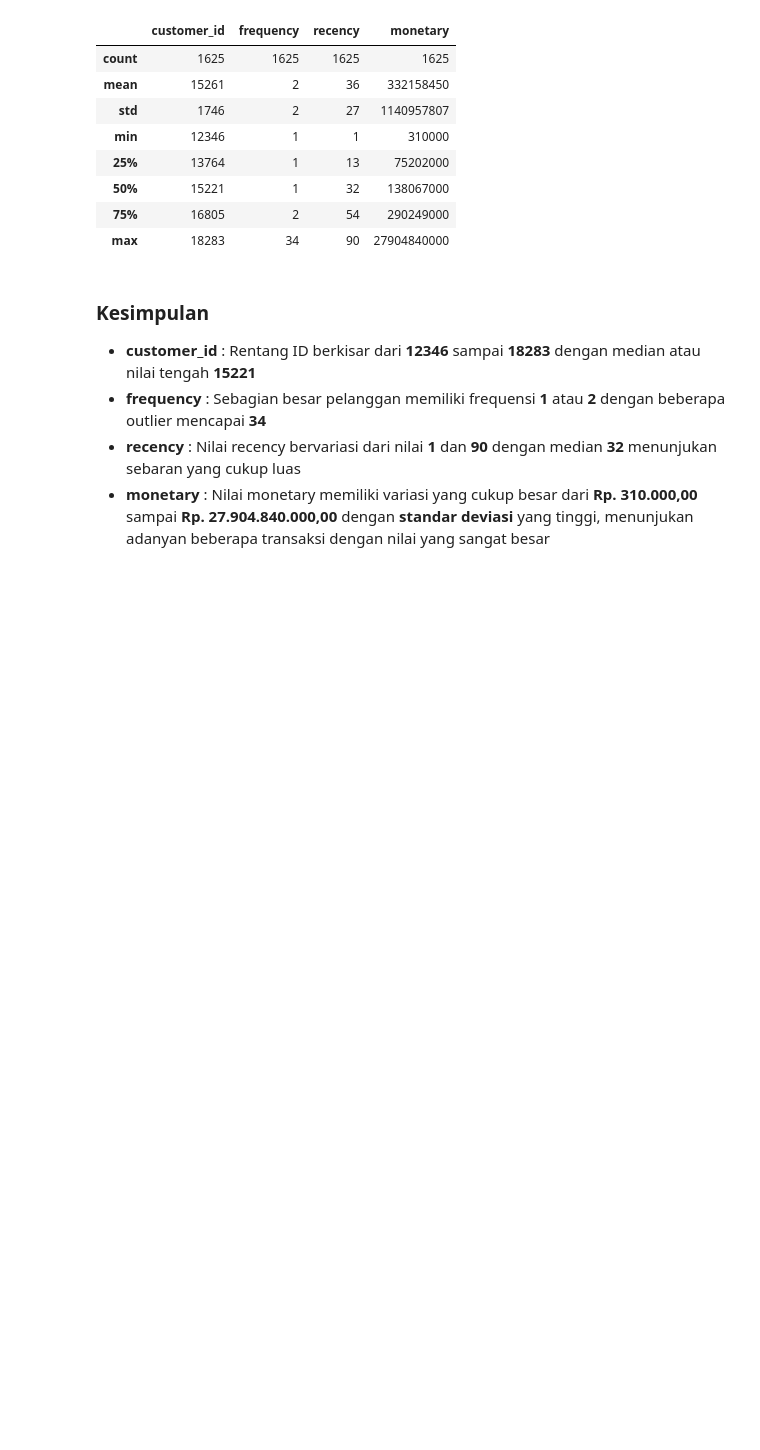
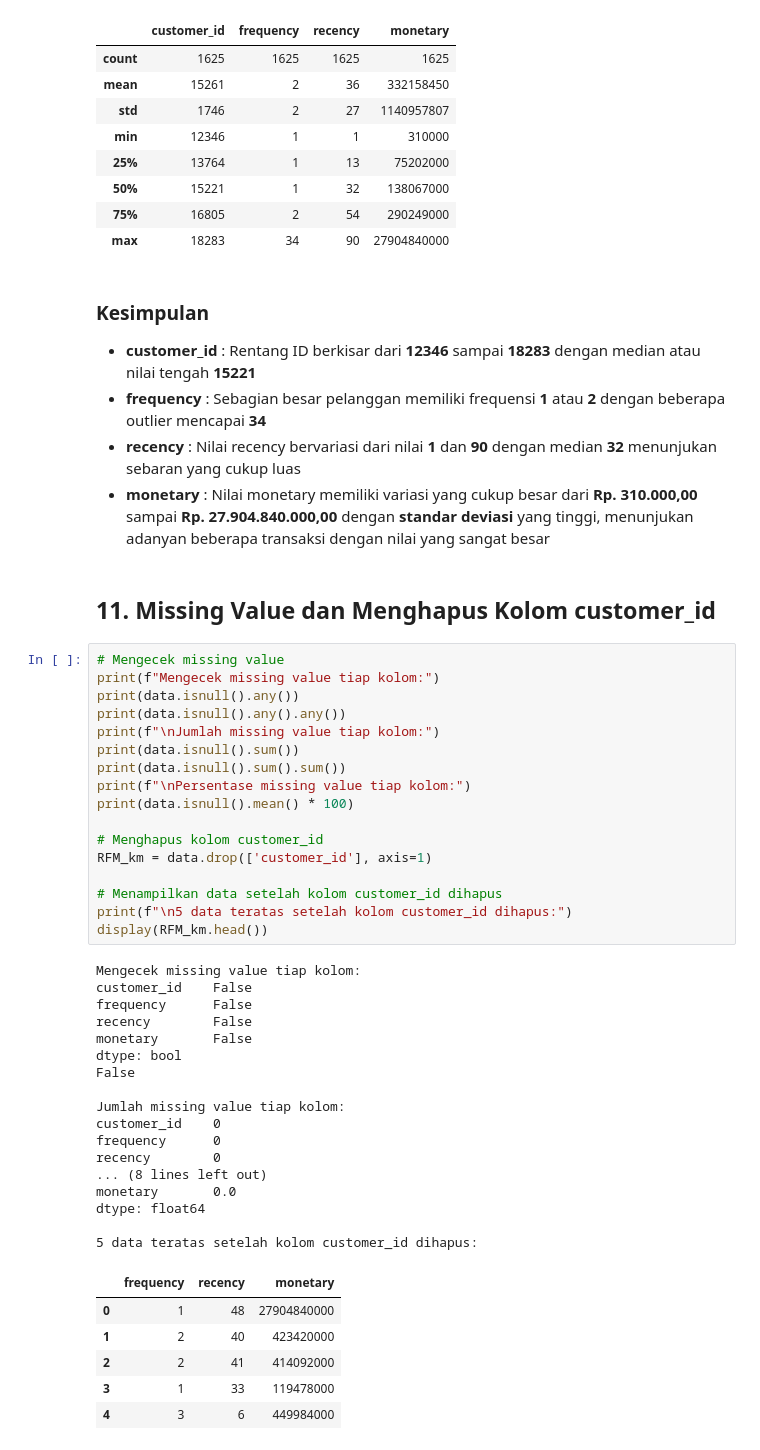
Before and after one commit to UsepSyaikalArifin/basic_machine_learning, a Jupyter notebook: machine_learning_algoritma_k_means_dengan_python.ipynb, the cells around one changed output. Cells and saved outputs as stored; diff of their text form; blank space fills up the shorter version.

Commit message:
Missing Value dan Menghapus Kolom customer_id

```diff
--- a/machine_learning_algoritma_k_means_dengan_python.ipynb
+++ b/machine_learning_algoritma_k_means_dengan_python.ipynb
@@ -259,3 +259,46 @@ Statistik dataframe:
   <li><strong>recency</strong> : Nilai recency bervariasi dari nilai <strong>1</strong> dan <strong>90</strong> dengan median <strong>32</strong> menunjukan sebaran yang cukup luas</li>
   <li><strong>monetary</strong> : Nilai monetary memiliki variasi yang cukup besar dari <strong>Rp. 310.000,00</strong> sampai <strong>Rp. 27.904.840.000,00</strong> dengan <strong>standar deviasi</strong> yang tinggi, menunjukan adanyan beberapa transaksi dengan nilai yang sangat besar</li>
 </ul>
+# %% [markdown]
+<h2>11. Missing Value dan Menghapus Kolom customer_id</h2>
+# %%
+# Mengecek missing value
+print(f"Mengecek missing value tiap kolom:")
+print(data.isnull().any())
+print(data.isnull().any().any())
+print(f"\nJumlah missing value tiap kolom:")
+print(data.isnull().sum())
+print(data.isnull().sum().sum())
+print(f"\nPersentase missing value tiap kolom:")
+print(data.isnull().mean() * 100)
+
+# Menghapus kolom customer_id
+RFM_km = data.drop(['customer_id'], axis=1)
+
+# Menampilkan data setelah kolom customer_id dihapus
+print(f"\n5 data teratas setelah kolom customer_id dihapus:")
+display(RFM_km.head())
+# %% [output]
+Mengecek missing value tiap kolom:
+customer_id    False
+frequency      False
+recency        False
+monetary       False
+dtype: bool
+False
+
+Jumlah missing value tiap kolom:
+customer_id    0
+frequency      0
+recency        0
+... (8 lines left out)
+monetary       0.0
+dtype: float64
+
+5 data teratas setelah kolom customer_id dihapus:
+|  | frequency | recency | monetary |
+| 0 | 1 | 48 | 27904840000 |
+| 1 | 2 | 40 | 423420000 |
+| 2 | 2 | 41 | 414092000 |
+| 3 | 1 | 33 | 119478000 |
+| 4 | 3 | 6 | 449984000 |
```
